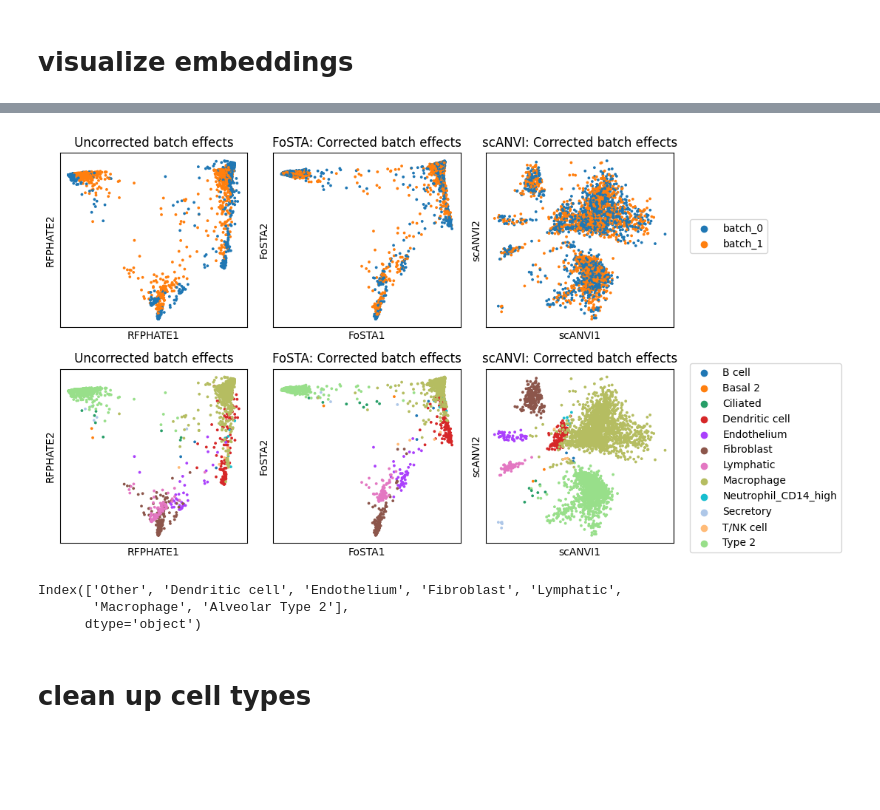
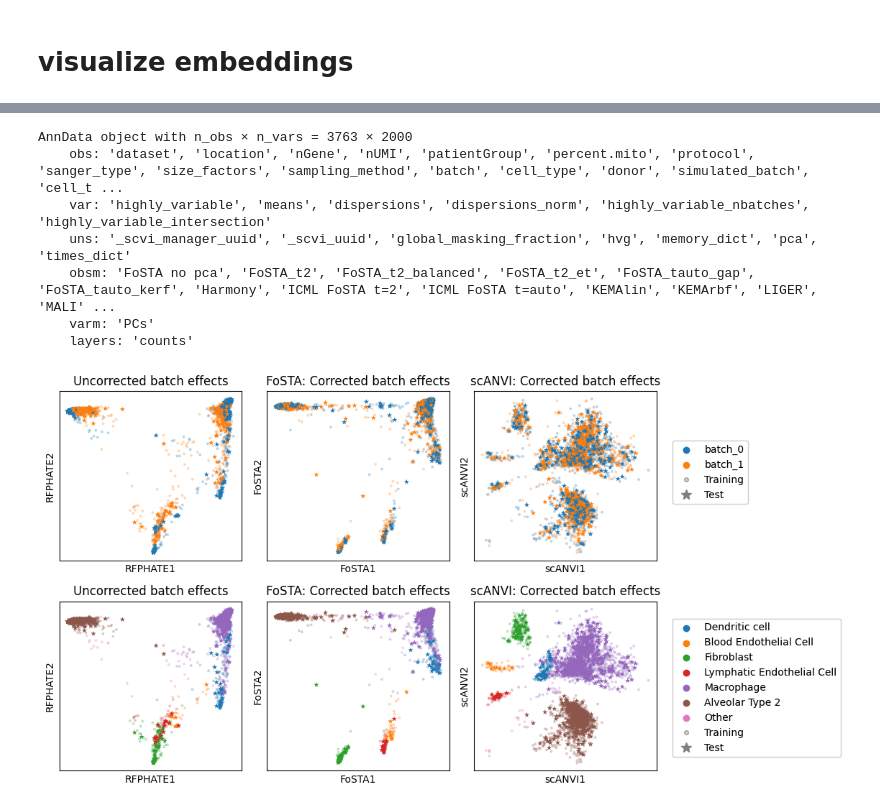
Before and after one commit to aumona/FoSTA-experiments, a Jupyter notebook: notebooks/summarize_results_batches.ipynb, the cells around one changed output, grey strips where cells are left out. Drawn from its saved outputs; the diff is of its cells as text; code cells hidden in the pictures; blank space fills up the shorter version.

```diff
--- a/notebooks/summarize_results_batches.ipynb
+++ b/notebooks/summarize_results_batches.ipynb
@@ -791,20 +502,0 @@ def plot_embeddings(adata = None, methods = None, noise_level=0.5, dropout_level
-# %%
-import phate
-import rfphate
-
-# def plot_batches(methods = None, noise_level=0.5, dropout_level=0.5):
-def add_rfphate_phate_embeddings(save_path, fosta_key = "FoSTA_PHATE_t2", adata = None, label_key = "cell_type", batch_key = "simulated_batch", noise_level=0.5, dropout_level=0.5, embedding_basis = "X_pca", t=2):
-    if adata is None:
-        adata, path = load_adata(save_path, fosta_key=fosta_key, noise_level=noise_level, dropout_level=dropout_level)
-    else:
-        path = None
-    phate_operator = phate.PHATE(n_components=2, t=t)
-    rfphate_operator = rfphate.RFPHATE(n_components=2, t=t)
-
-    phate_embeddings = phate_operator.fit_transform(adata.obsm[embedding_basis])
-    rfphate_embeddings = rfphate_operator.fit_transform(adata.obsm[embedding_basis], adata.obs[label_key])
-
-    adata.obsm[f"PHATE_t{t}"] = phate_embeddings
-    adata.obsm[f"RFPHATE_t{t}"] = rfphate_embeddings
-
-    return adata, path
@@ -835,8 +502,0 @@ good plot
-# %%
-save_path = "/NOBACKUP/lizottem/fosta/results/simulated_batches/2026-05-04_17-31-59/4"
-
-# adata_no_noise, path = add_rfphate_phate_embeddings(save_path, adata=None, noise_level=0.0, dropout_level=0.0, t=2)
-adata, path = add_rfphate_phate_embeddings(save_path, fosta_key = "ICML FoSTA t=2", adata=None, noise_level=0.5, dropout_level=0.5, t=2)
-
-# adata.obsm["PHATE_no_noise_t2"] = adata_no_noise.obsm["PHATE_t2"]
-# adata.obsm["RFPHATE_no_noise_t2"] = adata_no_noise.obsm["RFPHATE_t2"]
@@ -862,0 +503,2 @@ Calculated PHATE in 11.12 seconds.
+# %%
+adata, path = add_rfphate_phate_embeddings(save_path = save_path, adata=None, noise_level=0.5, dropout_level=0.5, t=2)
@@ -863,29 +527,31 @@ Calculated PHATE in 11.12 seconds.
 # %%
 # rename RFPHATE_t2 to RFPHATE
 adata.obsm["RFPHATE"] = adata.obsm["RFPHATE_t2"]
+adata.obsm["PHATE"] = adata.obsm["PHATE_t2"]
 # del adata.obsm["RFPHATE_t2"]
 
 
 renames = {"PHATE_no_noise_t2": "PHATE: Before batch effects",
            "RFPHATE_no_noise_t2": "Before batch effects",
             "PHATE_t2": "Uncorrected batch effects",
             "RFPHATE" : "Uncorrected batch effects",
             "FoSTA": "FoSTA: Corrected batch effects",
             "scANVI": "scANVI: Corrected batch effects"}
 
 # methods = ["PHATE_no_noise_t2",
 # methods = ["RFPHATE_no_noise_t2",
         #    "PHATE_t2",
 methods = ["RFPHATE",
            "FoSTA",
            "scANVI"]
 
-plot_embeddings(adata, methods = methods, save_path = path, rename_dict=renames, figsize=(10,6), s=30)
+plot_embeddings(adata, methods = methods, save_path = path,  right_fosta_key='FoSTA_t2_balanced', rename_dict=renames, figsize=(10,6), s=30)
 # %% [output]
+AnnData object with n_obs × n_vars = 3763 × 2000
+    obs: 'dataset', 'location', 'nGene', 'nUMI', 'patientGroup', 'percent.mito', 'protocol', 'sanger_type', 'size_factors', 'sampling_method', 'batch', 'cell_type', 'donor', 'simulated_batch', 'cell_t ...
+    var: 'highly_variable', 'means', 'dispersions', 'dispersions_norm', 'highly_variable_nbatches', 'highly_variable_intersection'
+    uns: '_scvi_manager_uuid', '_scvi_uuid', 'global_masking_fraction', 'hvg', 'memory_dict', 'pca', 'times_dict'
+    obsm: 'FoSTA no pca', 'FoSTA_t2', 'FoSTA_t2_balanced', 'FoSTA_t2_et', 'FoSTA_tauto_gap', 'FoSTA_tauto_kerf', 'Harmony', 'ICML FoSTA t=2', 'ICML FoSTA t=auto', 'KEMAlin', 'KEMArbf', 'LIGER', 'MALI' ...
+    varm: 'PCs'
+    layers: 'counts'
-[figure, old version]
+[figure, new version]
-# %%
-adata.obs["cell_type"].cat.categories
-# %% [output]
-Index(['Other', 'Dendritic cell', 'Endothelium', 'Fibroblast', 'Lymphatic',
-       'Macrophage', 'Alveolar Type 2'],
-      dtype='object')
@@ -894,2 +557,0 @@ adata.write_h5ad(f"{path}/adata_with_phate_rfphate.h5ad")
-# %% [markdown]
-# clean up cell types
```
Also changed, not shown: parts of 58 cells of this notebook, 1 other file.
